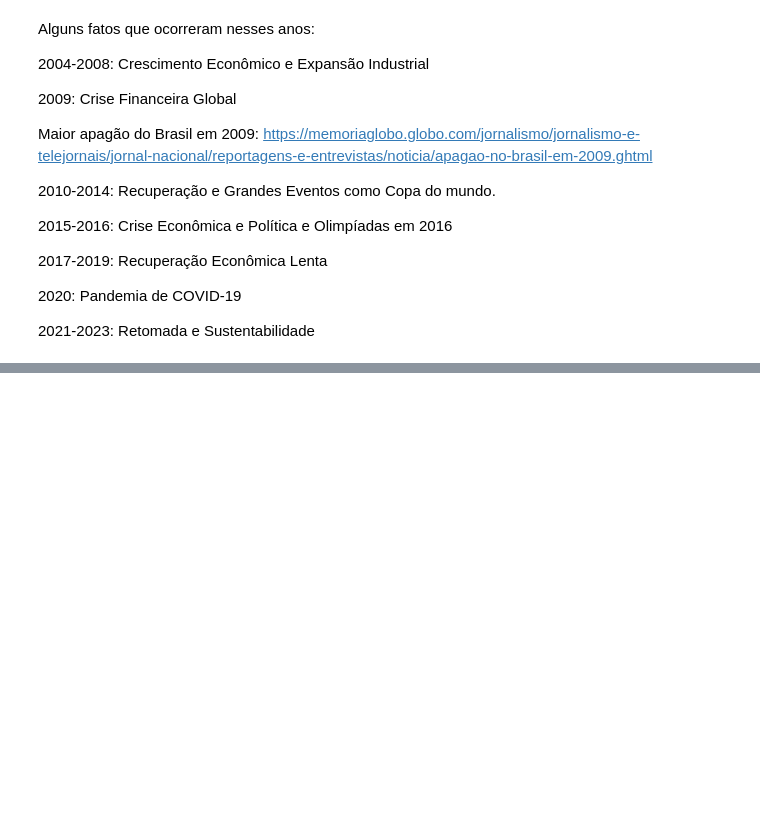
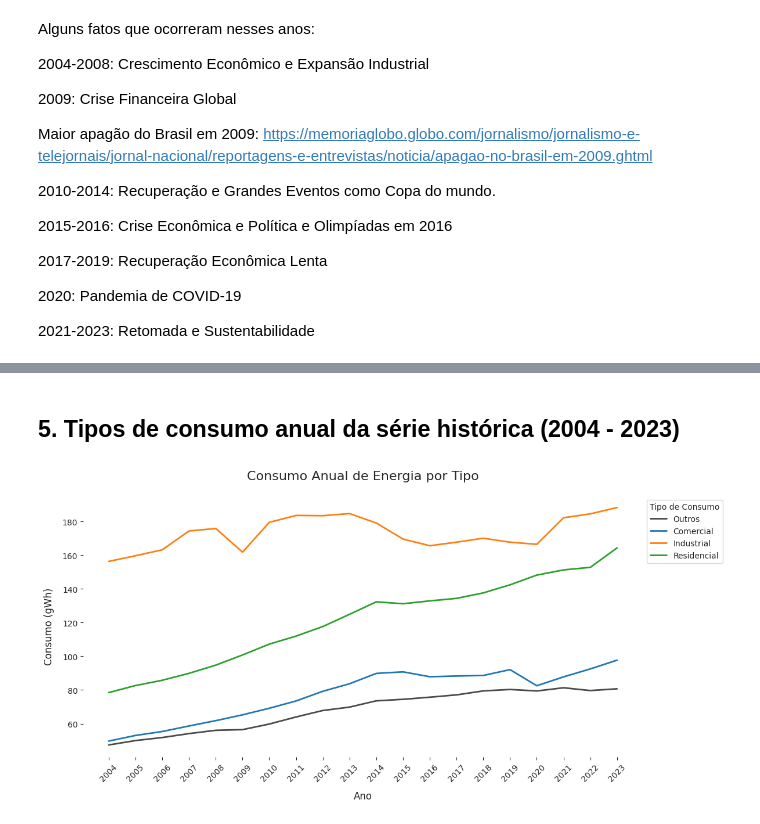
Before and after one commit to jorgelzsilva/projeto_consumo_energia, a Jupyter notebook: notebooks/desafio_final_jorge.ipynb, the cells around one changed output, grey strips where cells are left out. Cells and saved outputs as stored; diff of their text form; code cells hidden in the pictures; blank space fills up the shorter version.

```diff
--- a/notebooks/desafio_final_jorge.ipynb
+++ b/notebooks/desafio_final_jorge.ipynb
@@ -526,0 +667,73 @@ Maior apagão do Brasil em 2009: https://memoriaglobo.globo.com/jornalismo/jorna
+# %% [markdown]
+## 5. Tipos de consumo anual da série histórica (2004 - 2023)
+# %%
+filtro_tipos = ['Outros', 'Comercial', 'Industrial', 'Residencial']
+tipos_consumo = df[df['tipo_consumo'].isin(filtro_tipos)]
+# %%
+def plotar_consumo_anual_por_tipo(df, tipos_consumo, coluna_consumo='gWh', ano_inicial=2004, ano_final=2024,
+                                  caminho_salvar='../imagens/consumo_anual_por_tipo.png'):
+    """
+    Cria e salva um gráfico de linha mostrando o consumo anual para diferentes tipos de consumo.
+
+    Args:
+    df (pd.DataFrame): DataFrame contendo os dados de consumo.
+    tipos_consumo (list): Lista de tipos de consumo a serem plotados.
+    coluna_consumo (str): Nome da coluna que contém os dados de consumo. Padrão é 'gWh'.
+    ano_inicial (int): Ano inicial para o eixo x. Padrão é 2004.
+    ano_final (int): Ano final para o eixo x. Padrão é 2024.
+    caminho_salvar (str): Caminho para salvar o gráfico. Padrão é '../imagens/consumo_anual_por_tipo.png'.
+
+    Returns:
+    None
+    """
+    # Filtrar os dados para os tipos de consumo especificados
+    df_filtrado = df[df['tipo_consumo'].isin(tipos_consumo)]
+
+    # Agrupar por ano e tipo de consumo
+    consumo_anual = df_filtrado.groupby(['ano', 'tipo_consumo'])[coluna_consumo].sum().unstack()
+
+    # Criar a figura e o eixo
+    fig, ax = plt.subplots(figsize=(12, 6), facecolor='white')
+
+    # Definir uma paleta de cores
+    cores = ['#4a4a4a', '#1f77b4', '#ff7f0e', '#2ca02c']
+
+    # Plotar o lineplot para cada tipo de consumo
+    for i, tipo in enumerate(tipos_consumo):
+        sns.lineplot(x=consumo_anual.index, y=consumo_anual[tipo],
+                     color=cores[i], linewidth=2, label=tipo, ax=ax)
+
+    # Remover bordas
+    for spine in ax.spines.values():
+        spine.set_visible(False)
+
+    # Configurar os ticks do eixo x
+    ax.tick_params(axis='x', which='both', bottom=True, top=False, labelbottom=True)
+    ax.tick_params(axis='y', which='both', left=True, right=False, labelleft=True)
+
+    # Ajustar o intervalo do eixo x para mostrar todos os anos
+    plt.xticks(range(ano_inicial, ano_final))
+
+    # Rotacionar os rótulos do eixo x para melhor legibilidade
+    plt.xticks(rotation=45)
+
+    # Configurar títulos e rótulos
+    plt.title('Consumo Anual de Energia por Tipo', fontsize=16, pad=20)
+    plt.xlabel('Ano', fontsize=12, labelpad=10)
+    plt.ylabel(f'Consumo ({coluna_consumo})', fontsize=12, labelpad=10)
+
+    # Adicionar legenda
+    plt.legend(title='Tipo de Consumo', loc='upper left', bbox_to_anchor=(1, 1))
+
+    # Ajustar o layout
+    plt.tight_layout()
+
+    # Salvar e mostrar o gráfico
+    plt.savefig(caminho_salvar, format='png', dpi=300, bbox_inches='tight')
+    plt.show()
+
+# Exemplo de uso:
+filtro_tipos = ['Outros', 'Comercial', 'Industrial', 'Residencial']
+plotar_consumo_anual_por_tipo(df, filtro_tipos)
+# %% [output]
+[figure, added]
```
Also changed, not shown: parts of 16 cells of this notebook, 6 other files.
